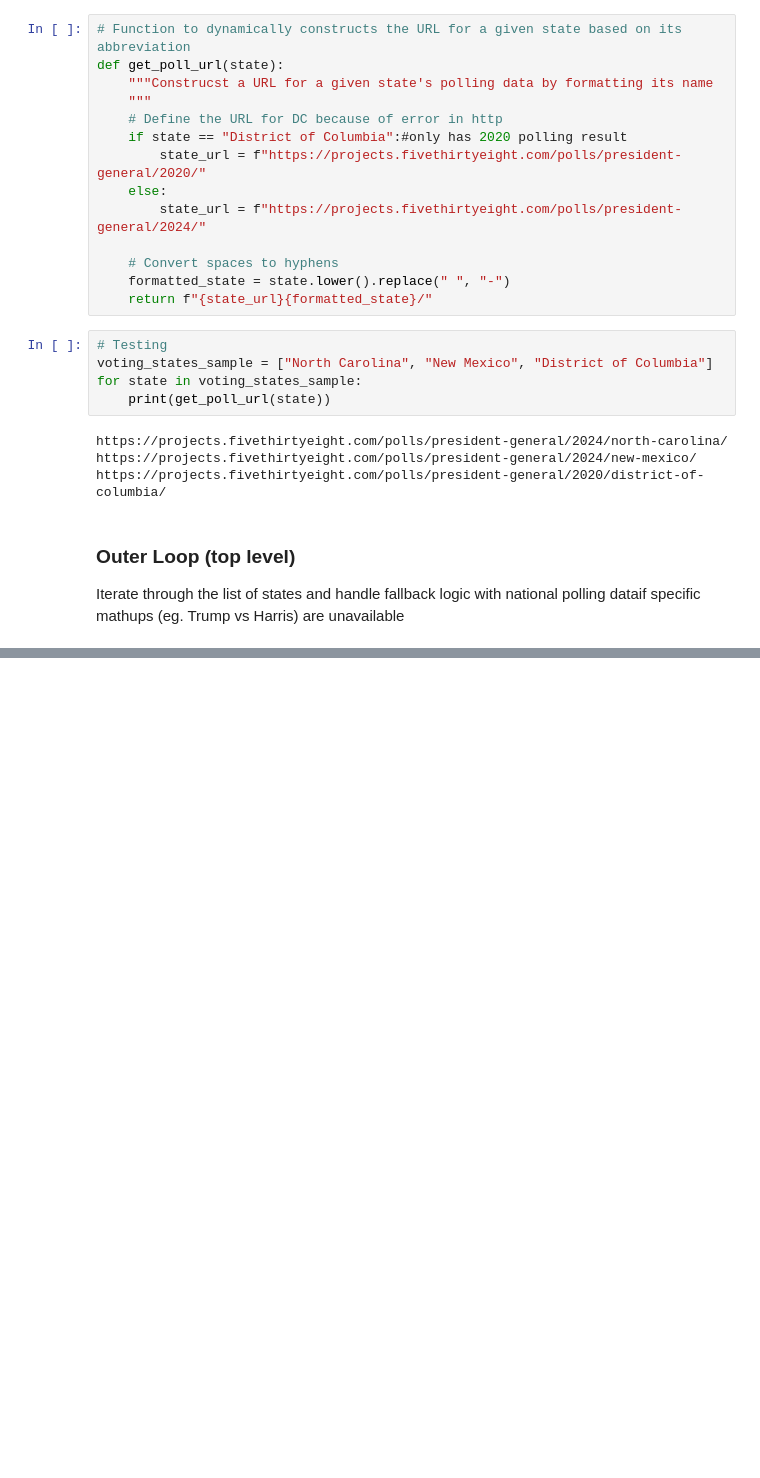
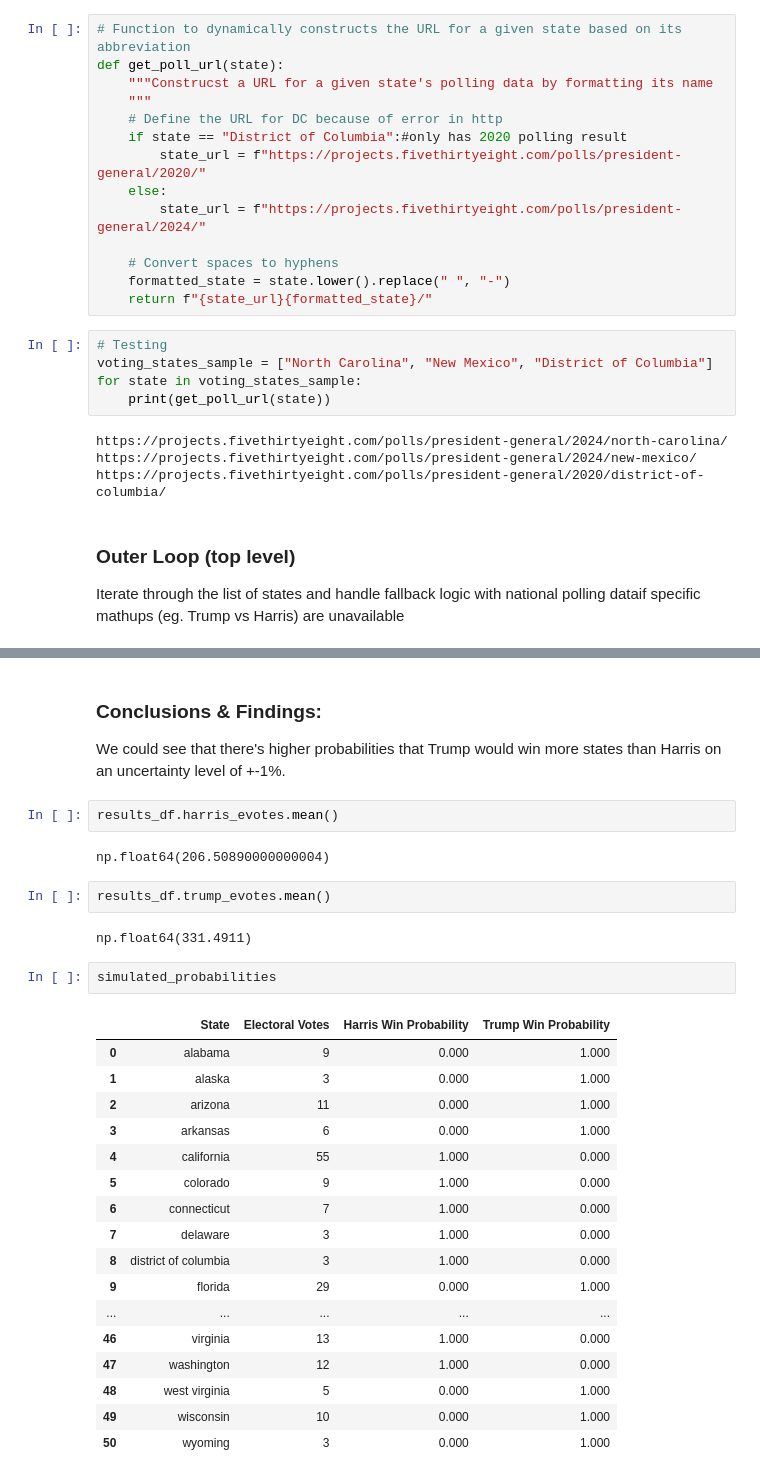
Before and after one commit to Pinghsuanlin/DS_sideProjects, a Jupyter notebook: statisticalAnalysis/2024election.ipynb, the cells around one changed output, grey strips where cells are left out. Cells and saved outputs as stored; diff of their text form; blank space fills up the shorter version.

```diff
--- a/statisticalAnalysis/2024election.ipynb
+++ b/statisticalAnalysis/2024election.ipynb
@@ -798,0 +761,31 @@ Pulling weighted average votes to the density of trust level to get the final pr
+# %% [markdown]
+### Conclusions & Findings:
+We could see that there's higher probabilities that Trump would win more states than Harris on an uncertainty level of +-1%.
+# %%
+results_df.harris_evotes.mean()
+# %% [output]
+np.float64(206.50890000000004)
+# %%
+results_df.trump_evotes.mean()
+# %% [output]
+np.float64(331.4911)
+# %%
+simulated_probabilities
+# %% [output]
+|  | State | Electoral Votes | Harris Win Probability | Trump Win Probability |
+| 0 | alabama | 9 | 0.000 | 1.000 |
+| 1 | alaska | 3 | 0.000 | 1.000 |
+| 2 | arizona | 11 | 0.000 | 1.000 |
+| 3 | arkansas | 6 | 0.000 | 1.000 |
+| 4 | california | 55 | 1.000 | 0.000 |
+| 5 | colorado | 9 | 1.000 | 0.000 |
+| 6 | connecticut | 7 | 1.000 | 0.000 |
+| 7 | delaware | 3 | 1.000 | 0.000 |
+| 8 | district of columbia | 3 | 1.000 | 0.000 |
+| 9 | florida | 29 | 0.000 | 1.000 |
+| ... | ... | ... | ... | ... |
+| 46 | virginia | 13 | 1.000 | 0.000 |
+| 47 | washington | 12 | 1.000 | 0.000 |
+| 48 | west virginia | 5 | 0.000 | 1.000 |
+| 49 | wisconsin | 10 | 0.000 | 1.000 |
+| 50 | wyoming | 3 | 0.000 | 1.000 |
```
Also changed, not shown: parts of 39 cells of this notebook.
